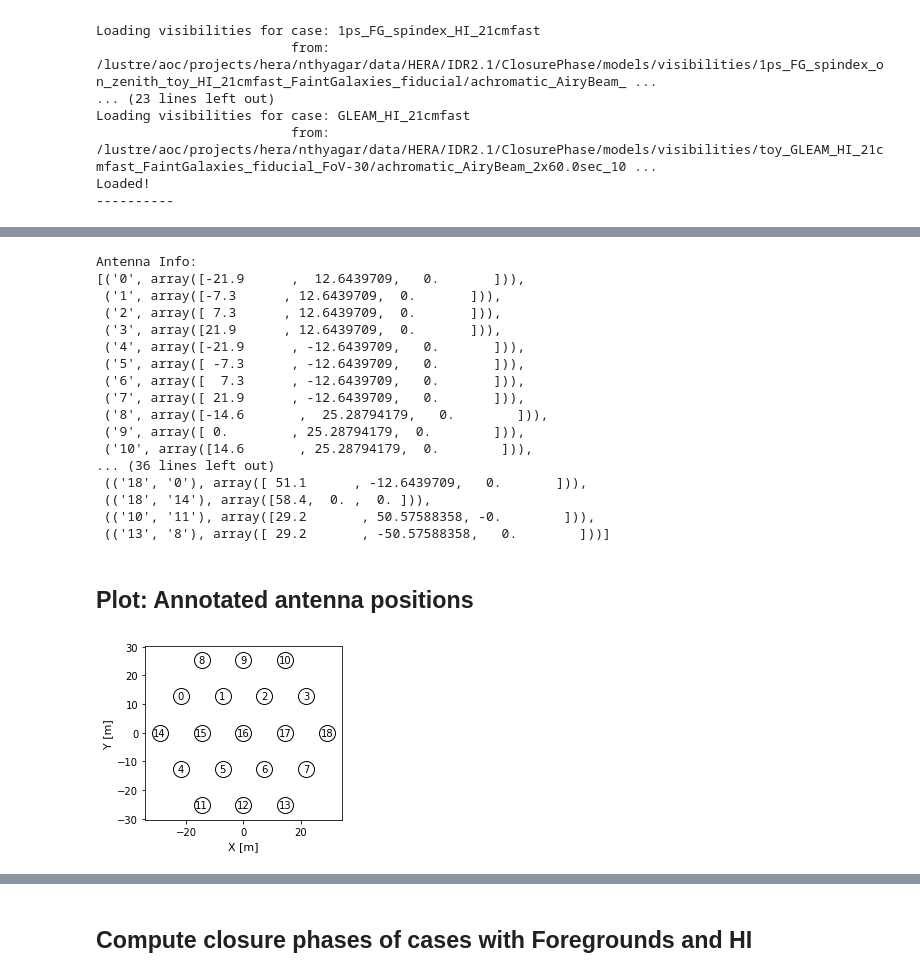
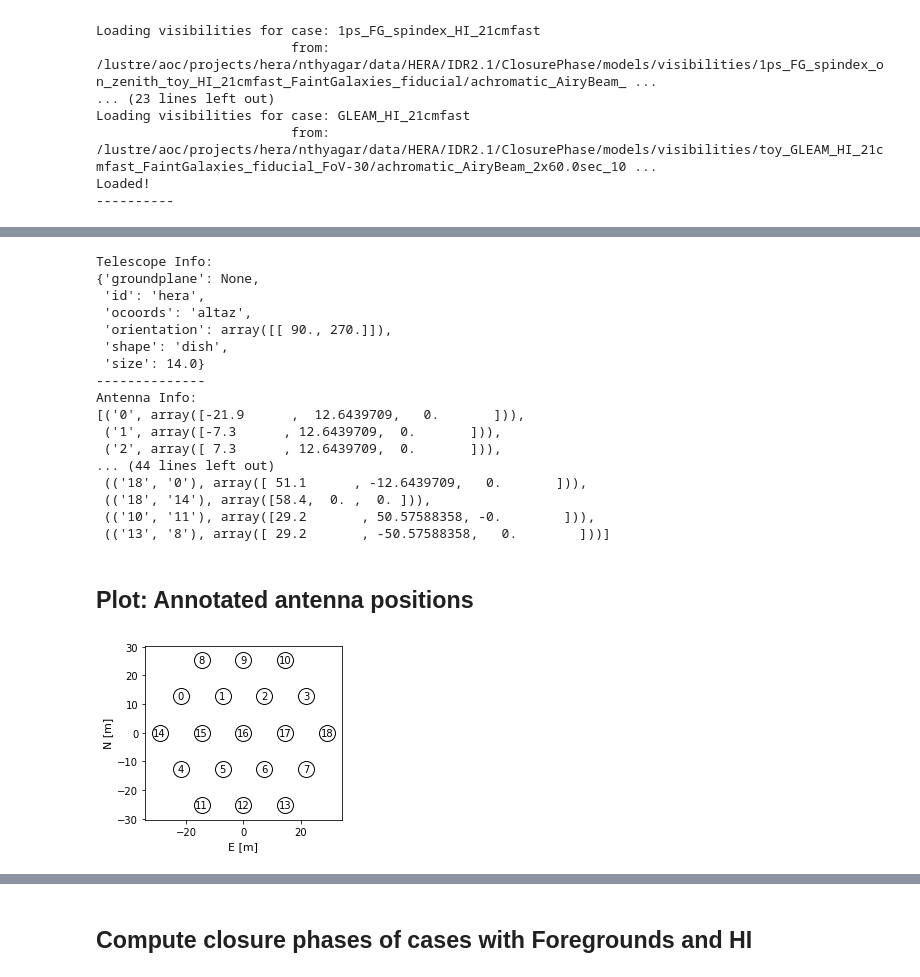
Before and after one commit to nithyanandan/PRISim, a Jupyter notebook: prisim/examples/codes/BispectrumPhase/understanding_closure_phases_achromatic_AiryBeam_version.ipynb, the cells around one changed output, grey strips where cells are left out. Drawn from its saved outputs; the diff is of its cells as text; code cells hidden in the pictures.

```diff
--- a/prisim/examples/codes/BispectrumPhase/understanding_closure_phases_achromatic_AiryBeam_version.ipynb
+++ b/prisim/examples/codes/BispectrumPhase/understanding_closure_phases_achromatic_AiryBeam_version.ipynb
@@ -225,25 +228,28 @@ antlabels = case_with_HI[case_id]['vis'].layout['labels']
 baselines = case_with_HI[case_id]['vis'].baselines
 baseline_labels = case_with_HI[case_id]['vis'].labels
 
+print('Telescope Info:')
+pprint.pprint(case_with_HI['1ps_HI_cosine']['vis'].telescope)
+print('--------------')
 print('Antenna Info:')
 pprint.pprint(zip(antlabels, antlocs))
 print('--------------')
 print('Baseline info:')
 pprint.pprint(zip(baseline_labels, baselines))
 # %% [output]
+Telescope Info:
+{'groundplane': None,
+ 'id': 'hera',
+ 'ocoords': 'altaz',
+ 'orientation': array([[ 90., 270.]]),
+ 'shape': 'dish',
+ 'size': 14.0}
+--------------
 Antenna Info:
 [('0', array([-21.9      ,  12.6439709,   0.       ])),
  ('1', array([-7.3      , 12.6439709,  0.       ])),
  ('2', array([ 7.3      , 12.6439709,  0.       ])),
- ('3', array([21.9      , 12.6439709,  0.       ])),
- ('4', array([-21.9      , -12.6439709,   0.       ])),
- ('5', array([ -7.3      , -12.6439709,   0.       ])),
- ('6', array([  7.3      , -12.6439709,   0.       ])),
- ('7', array([ 21.9      , -12.6439709,   0.       ])),
- ('8', array([-14.6       ,  25.28794179,   0.        ])),
- ('9', array([ 0.        , 25.28794179,  0.        ])),
- ('10', array([14.6       , 25.28794179,  0.        ])),
-... (36 lines left out)
+... (44 lines left out)
  (('18', '0'), array([ 51.1      , -12.6439709,   0.       ])),
  (('18', '14'), array([58.4,  0. ,  0. ])),
  (('10', '11'), array([29.2       , 50.57588358, -0.        ])),
@@ -253,20 +259,18 @@ Antenna Info:
 # %%
 case_id = case_with_HI.keys()[0]
 
 fig, ax = PLT.subplots(1, 1, figsize=(3.5,3.5))
 ax.plot(antlocs[:,0], antlocs[:,1], ls='none', marker='o', mec='black', mfc='none', ms=16, color='black')
 
 for antind,antlabel in enumerate(antlabels):
     ax.annotate(antlabel, (antlocs[antind,0], antlocs[antind,1]), xycoords='data', ha='center', va='center', color='black')
 
 ax.set_xlim(NP.min(antlocs[:,0])-5, NP.max(antlocs[:,0])+5)
 ax.set_ylim(NP.min(antlocs[:,1])-5, NP.max(antlocs[:,1])+5)
 ax.set_aspect('equal')
-ax.set_xlabel('X [m]', fontsize=11, weight='medium')
-ax.set_ylabel('Y [m]', fontsize=11, weight='medium')
+ax.set_xlabel('E [m]', fontsize=11, weight='medium')
+ax.set_ylabel('N [m]', fontsize=11, weight='medium')
 
 fig.subplots_adjust(left=0.2, right=0.98, bottom=0.12, top=0.98)
-
-PLT.savefig(figdir+'HERA-19_antenna_layout.pdf', bbox_inches=0)
 # %% [output]
-[figure, old version]
+[figure, new version]
```
Also changed, not shown: parts of 10 cells of this notebook, 2 other files.
